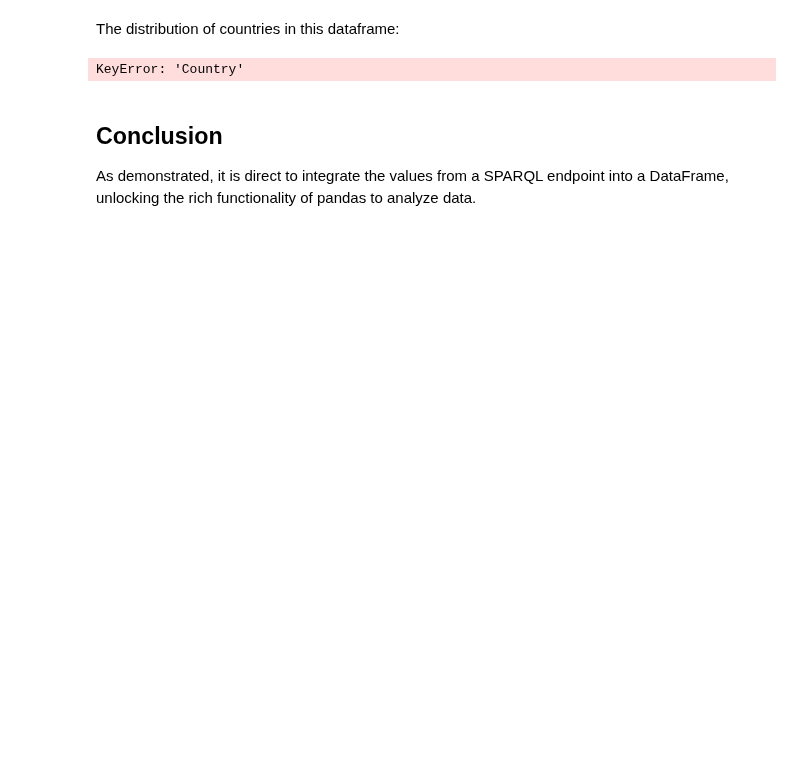
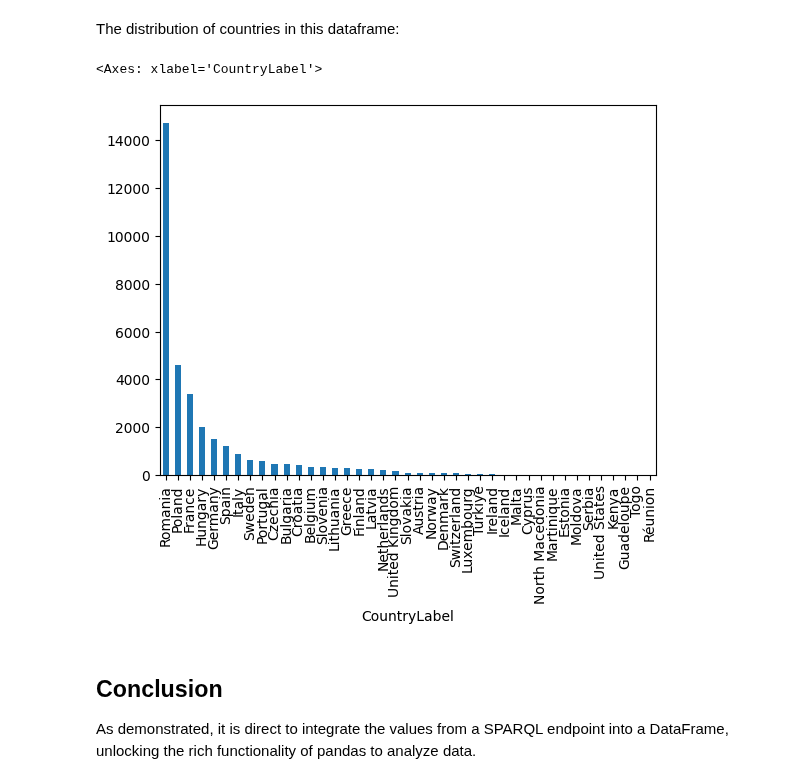
Before and after one commit to OP-TED/ted-rdf-docs, a Jupyter notebook: notebooks/import-into-dataframe.ipynb, the cells around one changed output. Drawn from its saved outputs; the diff is of its cells as text; code cells hidden in the pictures; blank space fills up the shorter version.

```diff
--- a/notebooks/import-into-dataframe.ipynb
+++ b/notebooks/import-into-dataframe.ipynb
@@ -135,10 +135,10 @@ df.describe()
 # %% [markdown]
 The distribution of countries in this dataframe:
 # %%
-
-df['Country'].value_counts().plot(kind='bar')
+df['CountryLabel'].value_counts().plot(kind='bar')
 # %% [output]
-KeyError: 'Country'
+<Axes: xlabel='CountryLabel'>
+[figure, added]
 # %% [markdown]
 ## Conclusion
 
```
